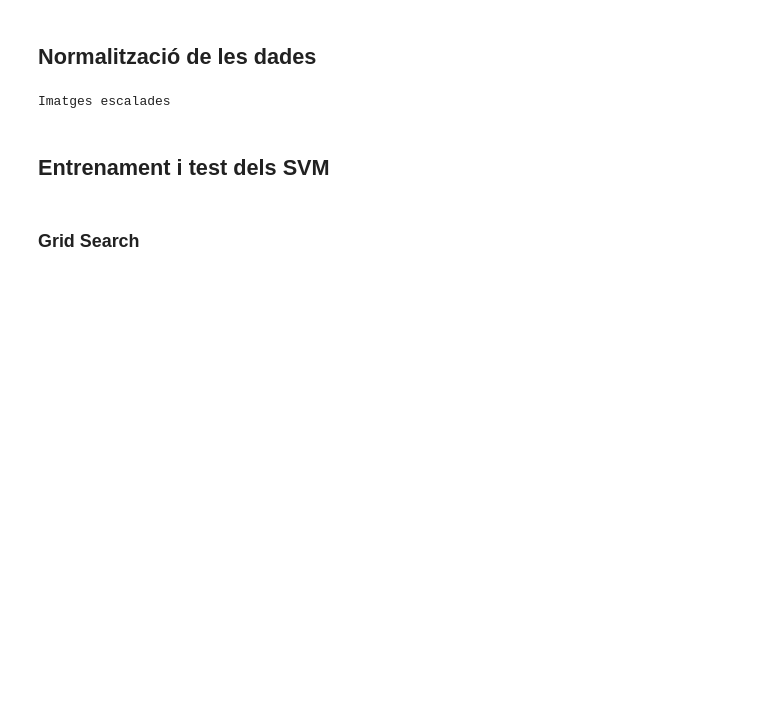
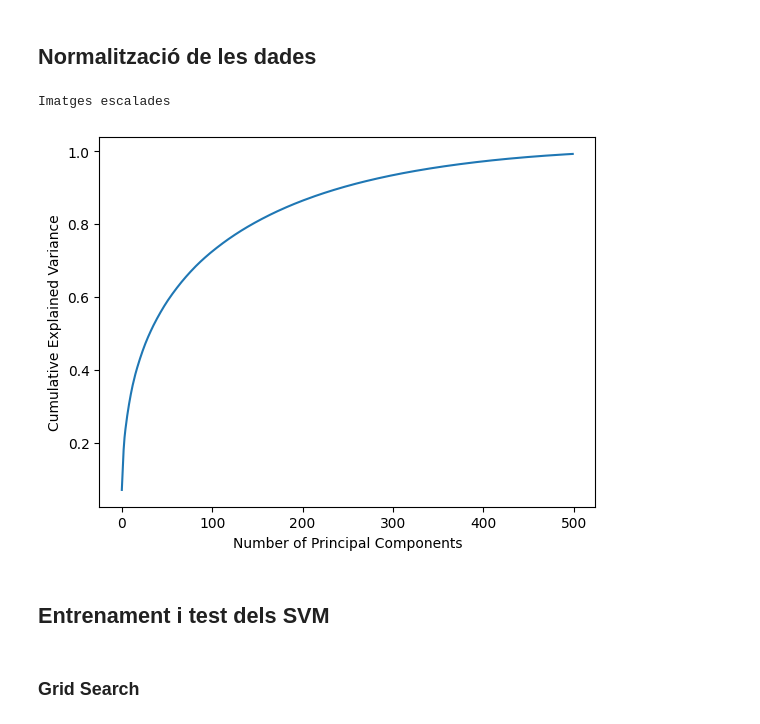
Before and after one commit to xcerdoxc/aa_2324, a Jupyter notebook: Practica1/Practica1.ipynb, the cells around one changed output. Cells and saved outputs as stored; diff of their text form; code cells hidden in the pictures; blank space fills up the shorter version.

```diff
--- a/Practica1/Practica1.ipynb
+++ b/Practica1/Practica1.ipynb
@@ -124,32 +131,34 @@ print("Imatges escalades")
 Imatges escalades
 # %%
 # Mostrar PCA
-#n_components = 500
-#pca = PCA(n_components=n_components)
-#pca.fit_transform(X_train_scaled)
-#explained_variance_ratio = pca.explained_variance_ratio_
-#cumulative_explained_variance = np.cumsum(explained_variance_ratio)
-#plt.plot(cumulative_explained_variance)
-#plt.xlabel('Number of Principal Components')
-#plt.ylabel('Cumulative Explained Variance')
-#plt.show()
+n_components = 500
+pca = PCA(n_components=n_components)
+pca.fit_transform(X_train_scaled)
+explained_variance_ratio = pca.explained_variance_ratio_
+cumulative_explained_variance = np.cumsum(explained_variance_ratio)
+plt.plot(cumulative_explained_variance)
+plt.xlabel('Number of Principal Components')
+plt.ylabel('Cumulative Explained Variance')
+plt.show()
 
 #pca = PCA()
 #pca.fit_transform(X_train_scaled)
 #
 ## Calculate the cumulative explained variance
 #cumulative_explained_variance = np.cumsum(pca.explained_variance_ratio_)
 #
 ## Find the number of components that capture at least 92% of the variance
 #desired_explained_variance = 0.92
 #n_components_92 = np.argmax(cumulative_explained_variance >= desired_explained_variance) + 1
 #
 #print(f"Number of components to capture at least 92% of the variance: {n_components_92}")
 
 # PCA per 359 components (0.92% de components que expliquen sa variança)
 #pca = PCA(n_components=359)
 #X_train_pca = pca.fit_transform(X_train_scaled)
 #X_test_pca = pca.transform(X_test_scaled)
+# %% [output]
+[figure, added]
 # %% [markdown]
 ## Entrenament i test dels SVM
 # %% [markdown]
```
Also changed, not shown: parts of 4 cells of this notebook.
